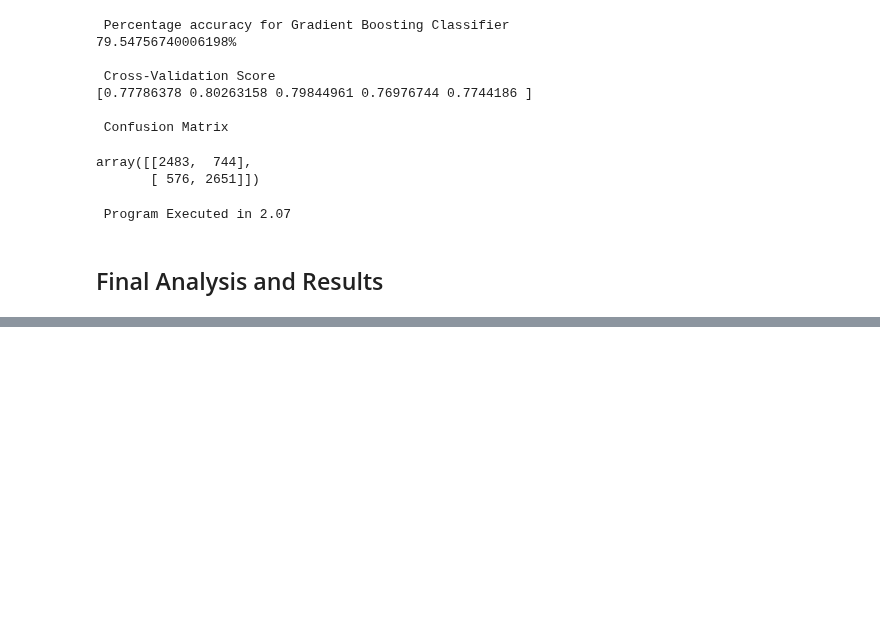
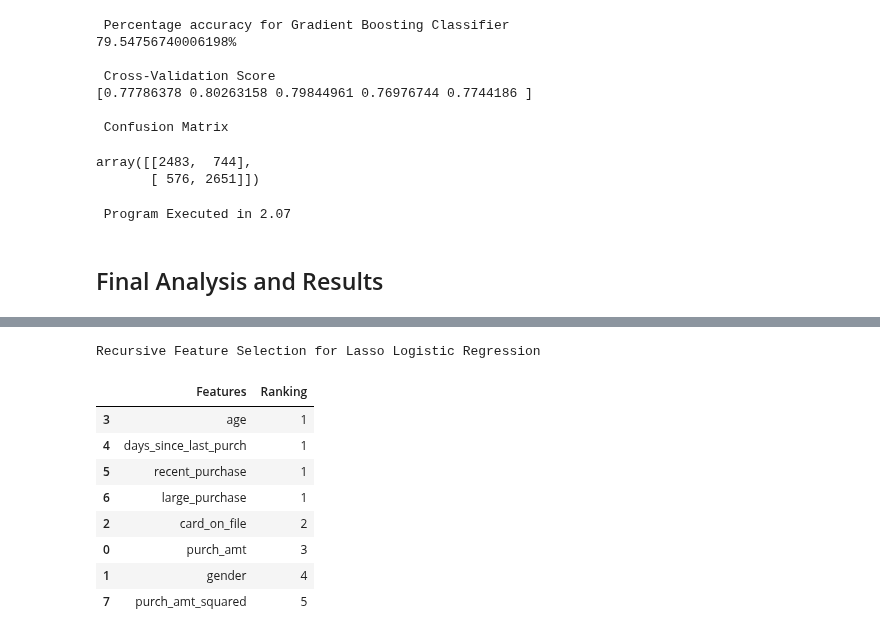
Before and after one commit to str007/Thinkful, a Jupyter notebook: Final_Exam_Thinkful.ipynb, the cells around one changed output, grey strips where cells are left out. Cells and saved outputs as stored; diff of their text form; code cells hidden in the pictures; blank space fills up the shorter version.

```diff
--- a/Final_Exam_Thinkful.ipynb
+++ b/Final_Exam_Thinkful.ipynb
@@ -688,0 +691,24 @@ array([[2483,  744],
+# %%
+#Create function for RFE - then run on Lasso Logistic Regression
+def recursive_feat_selection():
+    lr_lasso = LogisticRegression(penalty='l1', C=0.35)
+    lr_lasso.fit(X,Y)
+    selector = RFE(lr_lasso)
+    selector = selector.fit(X, Y)
+    rankings = pd.DataFrame({'Features': X.columns, 'Ranking' : selector.ranking_})
+    print('Recursive Feature Selection for Lasso Logistic Regression')
+    display(rankings.sort_values('Ranking').head(15))
+# %%
+#Run Function
+recursive_feat_selection()
+# %% [output]
+Recursive Feature Selection for Lasso Logistic Regression
+|  | Features | Ranking |
+| 3 | age | 1 |
+| 4 | days_since_last_purch | 1 |
+| 5 | recent_purchase | 1 |
+| 6 | large_purchase | 1 |
+| 2 | card_on_file | 2 |
+| 0 | purch_amt | 3 |
+| 1 | gender | 4 |
+| 7 | purch_amt_squared | 5 |
```
Also changed, not shown: parts of 3 cells of this notebook.
